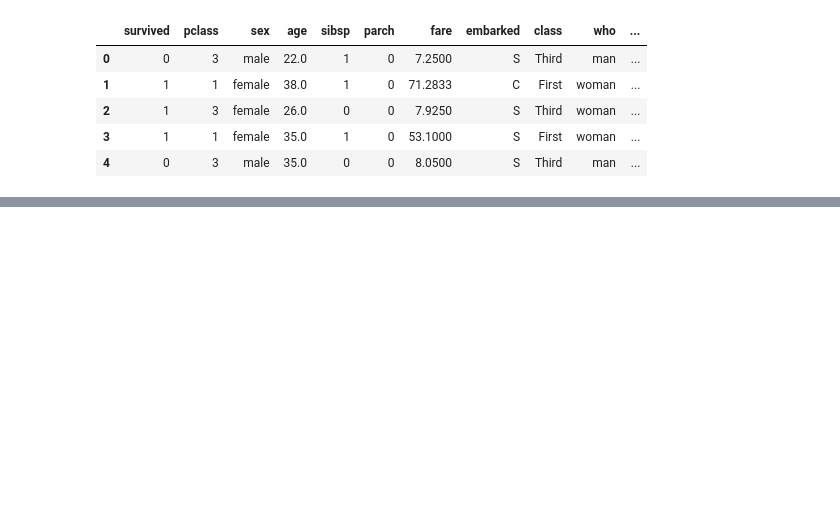
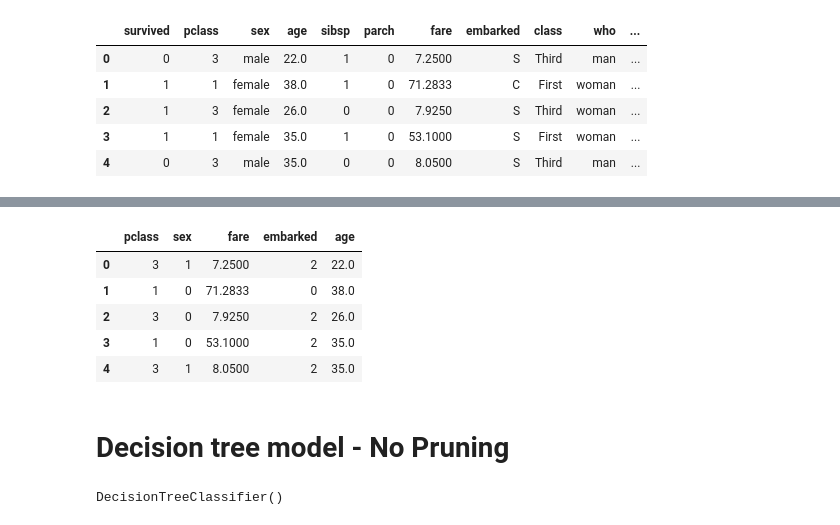
Before and after one commit to CodeByMehra/AiMl, a Jupyter notebook: 04_Supervised Learning/08_DecisionTrees.ipynb, the cells around one changed output, grey strips where cells are left out. Saved outputs shown, nothing was run; the diff lists cells and outputs as text; code cells hidden in the pictures; blank space fills up the shorter version.

Commit message:
model trained without pruning

```diff
--- a/04_Supervised Learning/08_DecisionTrees.ipynb
+++ b/04_Supervised Learning/08_DecisionTrees.ipynb
@@ -15,0 +57,3 @@ titanic.head()
+# %%
+features = ["pclass", "sex", "fare", "embarked", "age"]
+target= ["survived"]
@@ -15,0 +62,8 @@ titanic.head()
+# %%
+from sklearn.impute import SimpleImputer
+
+imp_median= SimpleImputer(strategy="median")
+titanic[["age"]] = imp_median.fit_transform(titanic[["age"]])   # double [[]] because simple imputer expect 2D array
+
+imp_freq=SimpleImputer(strategy="most_frequent")
+titanic[["embarked"]] = imp_freq.fit_transform(titanic[["embarked"]])
@@ -15,0 +91,19 @@ titanic.head()
+# %%
+from sklearn.preprocessing import LabelEncoder
+# doing label encoding instead of One hor because there are only 2 categoies
+le =LabelEncoder()
+
+titanic["sex"] = le.fit_transform(titanic["sex"])
+titanic["embarked"] = le.fit_transform(titanic["embarked"])
+# %%
+X = titanic[features]
+y = titanic[target]
+# %%
+X.head()
+# %% [output]
+|  | pclass | sex | fare | embarked | age |
+| 0 | 3 | 1 | 7.2500 | 2 | 22.0 |
+| 1 | 1 | 0 | 71.2833 | 0 | 38.0 |
+| 2 | 3 | 0 | 7.9250 | 2 | 26.0 |
+| 3 | 1 | 0 | 53.1000 | 2 | 35.0 |
+| 4 | 3 | 1 | 8.0500 | 2 | 35.0 |
@@ -15,0 +112,2 @@ titanic.head()
+# %% [markdown]
+# Decision tree model - No Pruning
@@ -15,0 +116,5 @@ titanic.head()
+# %%
+model = DecisionTreeClassifier()
+model.fit(X_train,y_train)
+# %% [output]
+DecisionTreeClassifier()
```
Also changed, not shown: parts of 9 cells of this notebook, 1 other file.
